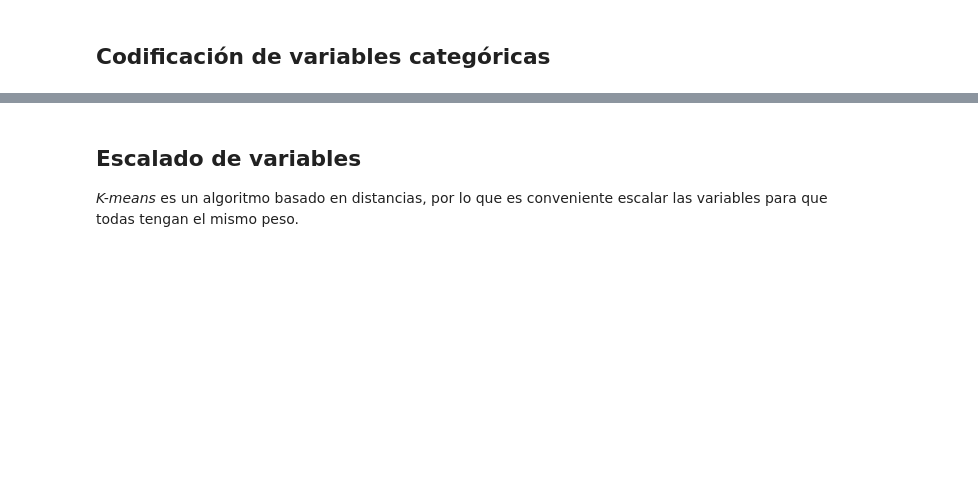
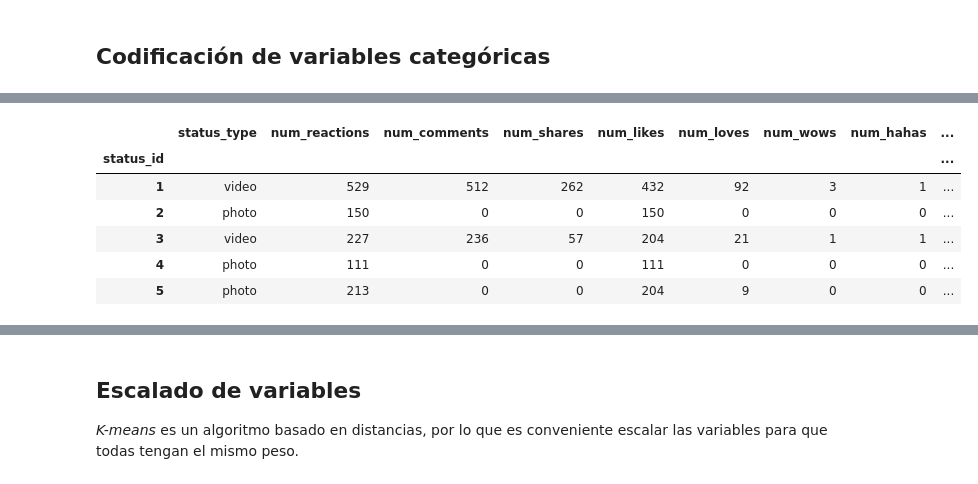
Before and after one commit to VforVitorio/Aprendizaje-Automatico, a Jupyter notebook: S010/pl06_clusterizacion.ipynb, the cells around one changed output, grey strips where cells are left out. Cells and saved outputs as stored; diff of their text form; code cells hidden in the pictures; blank space fills up the shorter version.

```diff
--- a/S010/pl06_clusterizacion.ipynb
+++ b/S010/pl06_clusterizacion.ipynb
@@ -30,0 +31,10 @@ np.random.seed(RANDOM_STATE)
+# %%
+# Carga de los datos del csv
+df = pd.read_csv('datos_facebook.csv', index_col = 0)
+
+# Verificar la estructura del dataframe
+print(f"Dimensiones del dataframe completo {df.shape}")
+
+# Inspección de los primeros registros del dataframe
+print("Primeros registros del dataset completo")
+print(df.head())
@@ -36,0 +114,9 @@ Detección y tratamiento de valores nulos, _outliers_, etc. Eliminación de colu
+# %%
+# # 1. Ver las columnas específicas usando su nombre
+# print(df[['Column1', 'Column2', 'Column3', 'Column4']])
+
+# Eliminar las columnas 'Column1', 'Column2', 'Column3' y 'Column4'
+df.drop(['Column1', 'Column2', 'Column3', 'Column4'], axis=1, inplace=True)
+
+# Verificar que las columnas han sido eliminadas
+df.head()
@@ -42,0 +133,25 @@ Index(['status_type'], dtype='object')
+# %%
+# Codificamos la variable status_published
+# Convertir a datetime: paso intermedio para hacer 4 columnas nuevas
+
+df['status_published'] = pd.to_datetime(df['status_published'], format='%m/%d/%Y %H:%M')
+
+# Extraer componentes útiles
+df['year'] = df['status_published'].dt.year
+df['month'] = df['status_published'].dt.month
+df['day'] = df['status_published'].dt.day
+df['hour'] = df['status_published'].dt.hour
+df['minute'] = df['status_published'].dt.minute
+
+# Eliminar la columna original si ya no es necesaria
+df.drop('status_published', axis=1, inplace=True)
+
+df.head()
+# %% [output]
+|  | status_type | num_reactions | num_comments | num_shares | num_likes | num_loves | num_wows | num_hahas | ... |
+| status_id |  |  |  |  |  |  |  |  | ... |
+| 1 | video | 529 | 512 | 262 | 432 | 92 | 3 | 1 | ... |
+| 2 | photo | 150 | 0 | 0 | 150 | 0 | 0 | 0 | ... |
+| 3 | video | 227 | 236 | 57 | 204 | 21 | 1 | 1 | ... |
+| 4 | photo | 111 | 0 | 0 | 111 | 0 | 0 | 0 | ... |
+| 5 | photo | 213 | 0 | 0 | 204 | 9 | 0 | 0 | ... |
```
Also changed, not shown: parts of 16 cells of this notebook, 3 other files.
